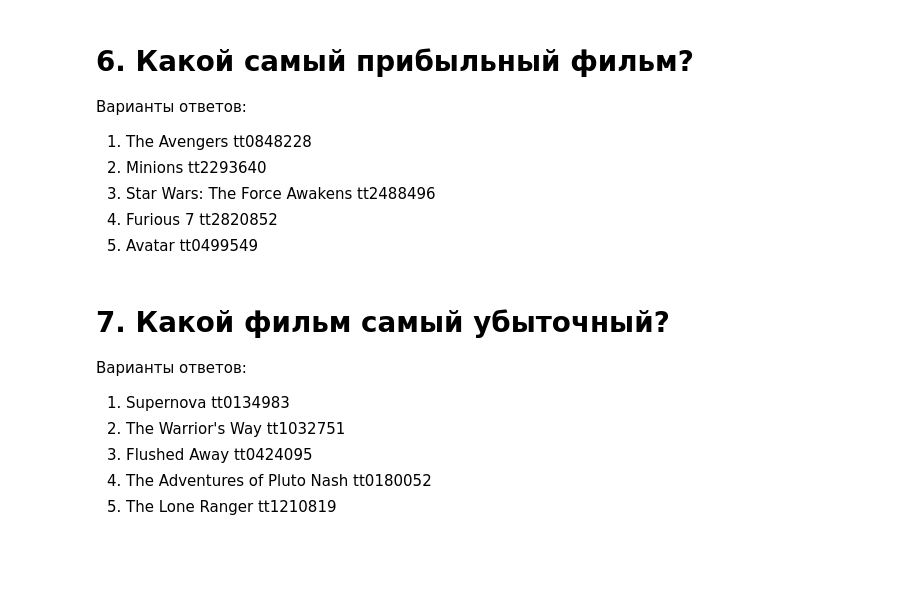
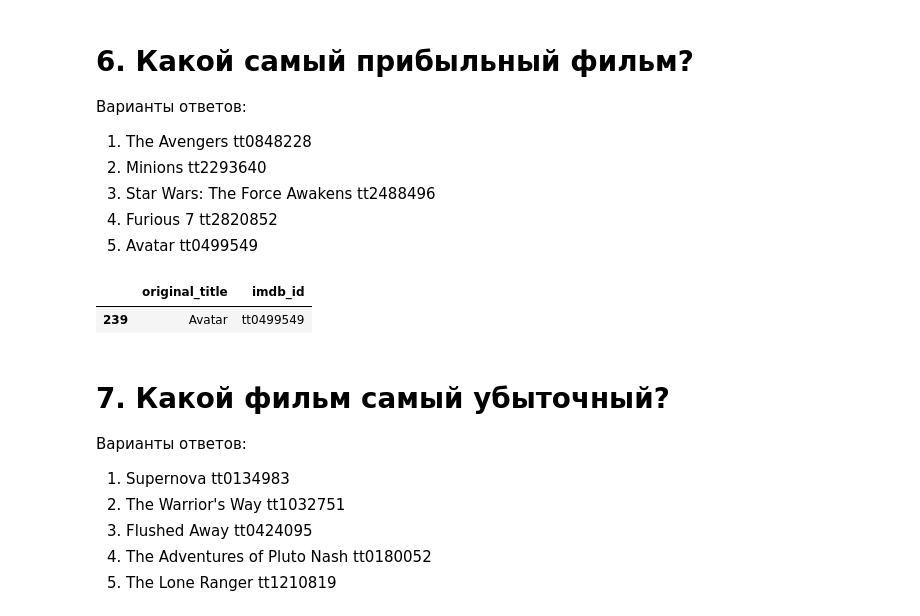
Before and after one commit to ekr11/skillfactory_rds, a Jupyter notebook: project_1/[SF-DST] Movies IMBD v3.0.ipynb, the cells around one changed output. Cells and saved outputs as stored; diff of their text form; code cells hidden in the pictures; blank space fills up the shorter version.

```diff
--- a/project_1/[SF-DST] Movies IMBD v3.0.ipynb
+++ b/project_1/[SF-DST] Movies IMBD v3.0.ipynb
@@ -120 +122,6 @@ answer_ls.append(1)
+# %%
+data[data.profit == data.profit.max()][['original_title', 'imdb_id']]
+# %% [output]
+|  | original_title | imdb_id |
+| 239 | Avatar | tt0499549 |
 # %%
```
Also changed, not shown: parts of 11 cells of this notebook.
